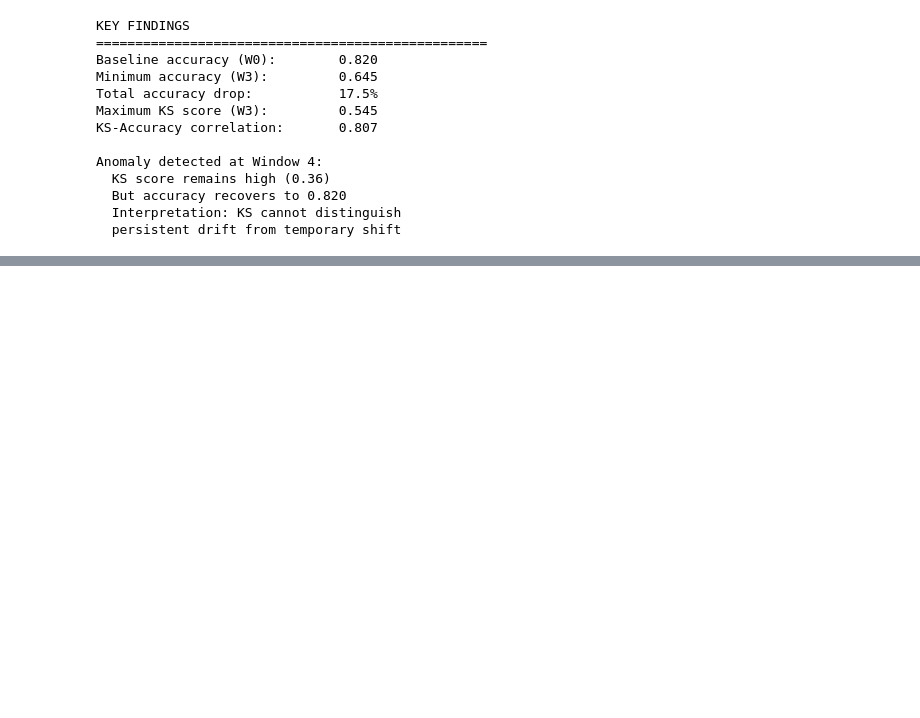
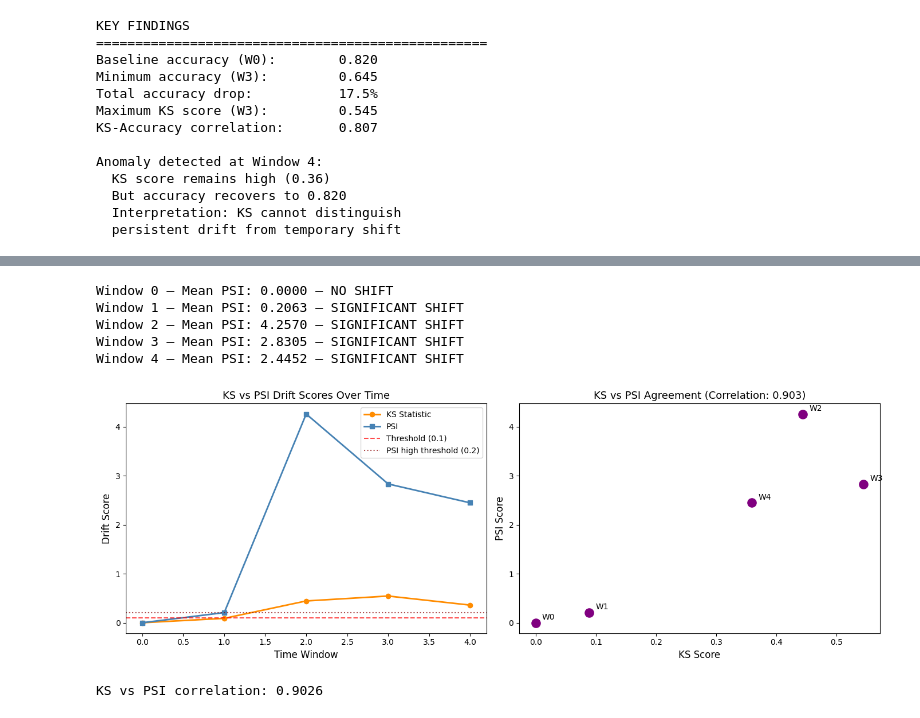
Before and after one commit to MrinankKumar/ml-data-drift-reliability, a Jupyter notebook: elec2-drift-study/drift_analysis.ipynb, the cells around one changed output, grey strips where cells are left out. Cells and saved outputs as stored; diff of their text form; code cells hidden in the pictures; blank space fills up the shorter version.

```diff
--- a/elec2-drift-study/drift_analysis.ipynb
+++ b/elec2-drift-study/drift_analysis.ipynb
@@ -14,7 +14,7 @@ print('All imports successful')
 All imports successful
 # %%
 col_names = ['date', 'day', 'period', 'nswprice', 'nswdemand', 'vicprice', 'vicdemand', 'transfer', 'class']
-df = pd.read_csv('Downloads/electricity-normalized.csv', header=None, names=col_names)
+df = pd.read_csv("C:/Users/DELL/elec2-drift-study/electricity-normalized.csv", header=None, names=col_names)
 print('Shape:', df.shape)
 print(df.head())
 # %% [output]
@@ -305,0 +347,62 @@ Anomaly detected at Window 4:
+# %%
+reference = windows[0][feature_cols]
+mean_psi_per_window = []
+all_psi_results = []
+
+for i, window in enumerate(windows):
+    current = window[feature_cols]
+    psi_scores = compute_psi_scores(reference, current, feature_cols)
+    mean_psi = np.mean(list(psi_scores.values()))
+    mean_psi_per_window.append(mean_psi)
+    all_psi_results.append(psi_scores)
+
+    # Interpret PSI level
+    if mean_psi < 0.1:
+        flag = 'NO SHIFT'
+    elif mean_psi < 0.2:
+        flag = 'MODERATE SHIFT'
+    else:
+        flag = 'SIGNIFICANT SHIFT'
+
+    print(f'Window {i} — Mean PSI: {mean_psi:.4f} — {flag}')
+# %% [output]
+Window 0 — Mean PSI: 0.0000 — NO SHIFT
+Window 1 — Mean PSI: 0.2063 — SIGNIFICANT SHIFT
+Window 2 — Mean PSI: 4.2570 — SIGNIFICANT SHIFT
+Window 3 — Mean PSI: 2.8305 — SIGNIFICANT SHIFT
+Window 4 — Mean PSI: 2.4452 — SIGNIFICANT SHIFT
+# %%
+fig, axes = plt.subplots(1, 2, figsize=(14, 5))
+
+axes[0].plot(range(5), mean_ks_per_window, marker='o',
+             label='KS Statistic', color='darkorange', linewidth=2)
+axes[0].plot(range(5), mean_psi_per_window, marker='s',
+             label='PSI', color='steelblue', linewidth=2)
+axes[0].axhline(y=0.1, color='red', linestyle='--',
+                alpha=0.7, label='Threshold (0.1)')
+axes[0].axhline(y=0.2, color='darkred', linestyle=':',
+                alpha=0.7, label='PSI high threshold (0.2)')
+axes[0].set_xlabel('Time Window', fontsize=12)
+axes[0].set_ylabel('Drift Score', fontsize=12)
+axes[0].set_title('KS vs PSI Drift Scores Over Time', fontsize=13)
+axes[0].legend()
+
+axes[1].scatter(mean_ks_per_window, mean_psi_per_window,
+                s=120, color='purple', zorder=5)
+for i, (ks, psi) in enumerate(zip(mean_ks_per_window, mean_psi_per_window)):
+    axes[1].annotate(f'W{i}', (ks, psi),
+                     textcoords='offset points', xytext=(8, 4), fontsize=10)
+
+ks_psi_corr = np.corrcoef(mean_ks_per_window, mean_psi_per_window)[0, 1]
+axes[1].set_xlabel('KS Score', fontsize=12)
+axes[1].set_ylabel('PSI Score', fontsize=12)
+axes[1].set_title(f'KS vs PSI Agreement (Correlation: {ks_psi_corr:.3f})', fontsize=13)
+
+plt.tight_layout()
+plt.savefig('ks_vs_psi_comparison.png', dpi=150)
+plt.show()
+
+print(f'\nKS vs PSI correlation: {ks_psi_corr:.4f}')
+# %% [output]
+[figure, added]
+KS vs PSI correlation: 0.9026
```
Also changed, not shown: parts of 3 cells of this notebook.
